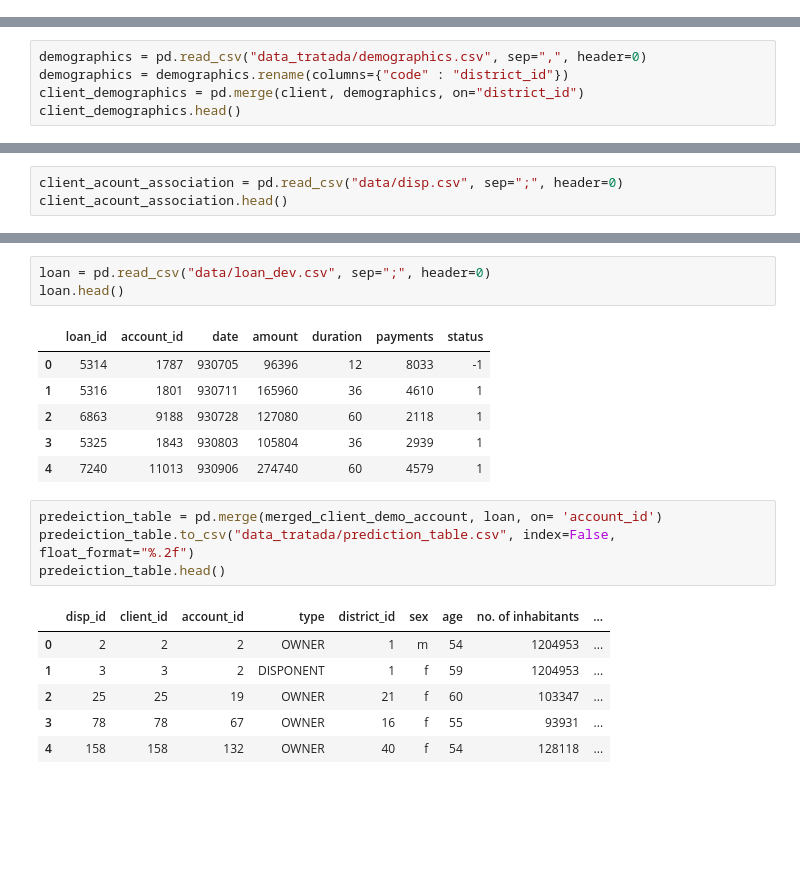
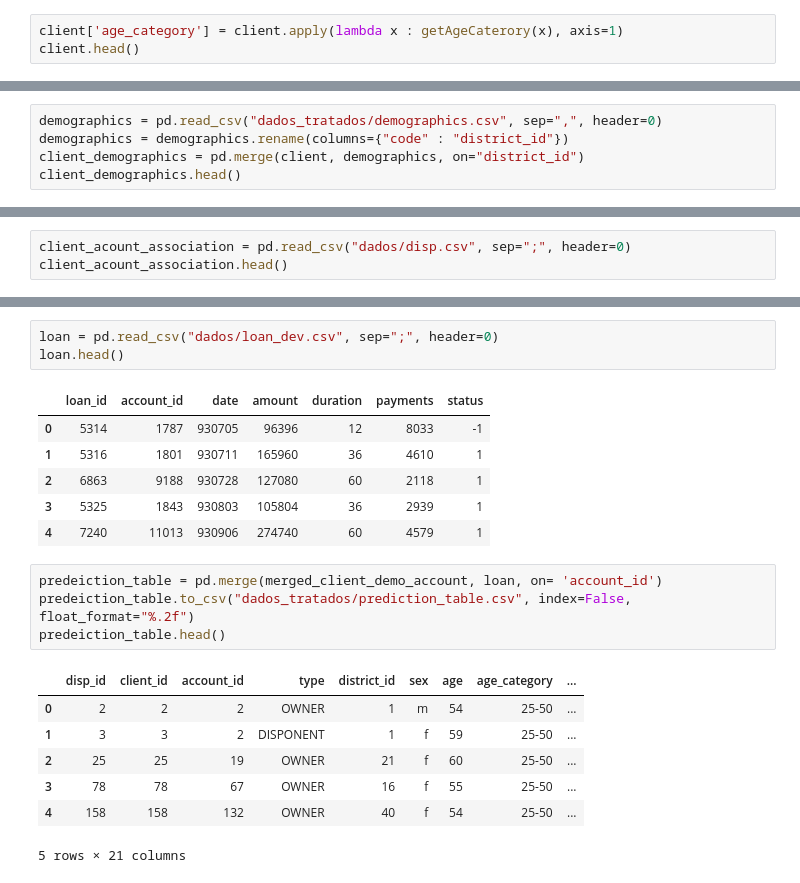
Before and after one commit to pipe-01/AC, a Jupyter notebook: client2.ipynb, the cells around one changed output, grey strips where cells are left out. Drawn from its saved outputs; the diff is of its cells as text; blank space fills up the shorter version.

```diff
--- a/client2.ipynb
+++ b/client2.ipynb
@@ -22,0 +38,3 @@ client['age'] = client.apply(lambda x : getAge(x), axis=1)
+# %%
+client['age_category'] = client.apply(lambda x : getAgeCaterory(x), axis=1)
+client.head()
@@ -33,5 +67,5 @@ client.head()
 # %%
-demographics = pd.read_csv("data_tratada/demographics.csv", sep=",", header=0)
+demographics = pd.read_csv("dados_tratados/demographics.csv", sep=",", header=0)
 demographics = demographics.rename(columns={"code" : "district_id"})
 client_demographics = pd.merge(client, demographics, on="district_id")
 client_demographics.head()
@@ -48,7 +82,7 @@ client_demographics.to_csv("data_tratada/client_demographics.csv", index=False,
 # %% [markdown]
 ### Associantion between client_demo and Account ID's
 # %%
-client_acount_association = pd.read_csv("data/disp.csv", sep=";", header=0)
+client_acount_association = pd.read_csv("dados/disp.csv", sep=";", header=0)
 client_acount_association.head()
 # %% [output]
 |  | disp_id | client_id | account_id | type |
@@ -73,7 +107,7 @@ merged_client_demo_account.head()
 # %% [markdown]
 ### Merge the Loan table and the table with all the client Info
 # %%
-loan = pd.read_csv("data/loan_dev.csv", sep=";", header=0)
+loan = pd.read_csv("dados/loan_dev.csv", sep=";", header=0)
 loan.head()
 # %% [output]
 |  | loan_id | account_id | date | amount | duration | payments | status |
@@ -84,12 +118,13 @@ loan.head()
 | 4 | 7240 | 11013 | 930906 | 274740 | 60 | 4579 | 1 |
 # %%
 predeiction_table = pd.merge(merged_client_demo_account, loan, on= 'account_id')
-predeiction_table.to_csv("data_tratada/prediction_table.csv", index=False, float_format="%.2f")
+predeiction_table.to_csv("dados_tratados/prediction_table.csv", index=False, float_format="%.2f")
 predeiction_table.head()
 # %% [output]
-|  | disp_id | client_id | account_id | type | district_id | sex | age | no. of inhabitants | ... |
-| 0 | 2 | 2 | 2 | OWNER | 1 | m | 54 | 1204953 | ... |
-| 1 | 3 | 3 | 2 | DISPONENT | 1 | f | 59 | 1204953 | ... |
-| 2 | 25 | 25 | 19 | OWNER | 21 | f | 60 | 103347 | ... |
-| 3 | 78 | 78 | 67 | OWNER | 16 | f | 55 | 93931 | ... |
-| 4 | 158 | 158 | 132 | OWNER | 40 | f | 54 | 128118 | ... |
+|  | disp_id | client_id | account_id | type | district_id | sex | age | age_category | ... |
+| 0 | 2 | 2 | 2 | OWNER | 1 | m | 54 | 25-50 | ... |
+| 1 | 3 | 3 | 2 | DISPONENT | 1 | f | 59 | 25-50 | ... |
+| 2 | 25 | 25 | 19 | OWNER | 21 | f | 60 | 25-50 | ... |
+| 3 | 78 | 78 | 67 | OWNER | 16 | f | 55 | 25-50 | ... |
+| 4 | 158 | 158 | 132 | OWNER | 40 | f | 54 | 25-50 | ... |
+5 rows × 21 columns
```
Also changed, not shown: parts of 8 cells of this notebook.
